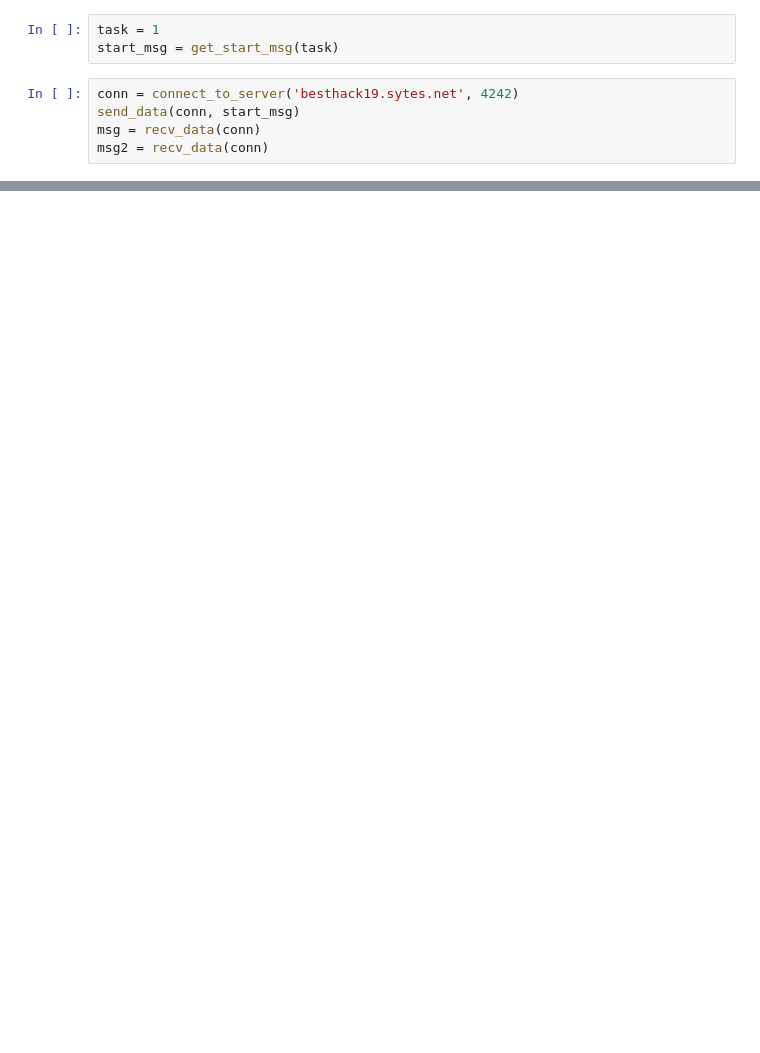
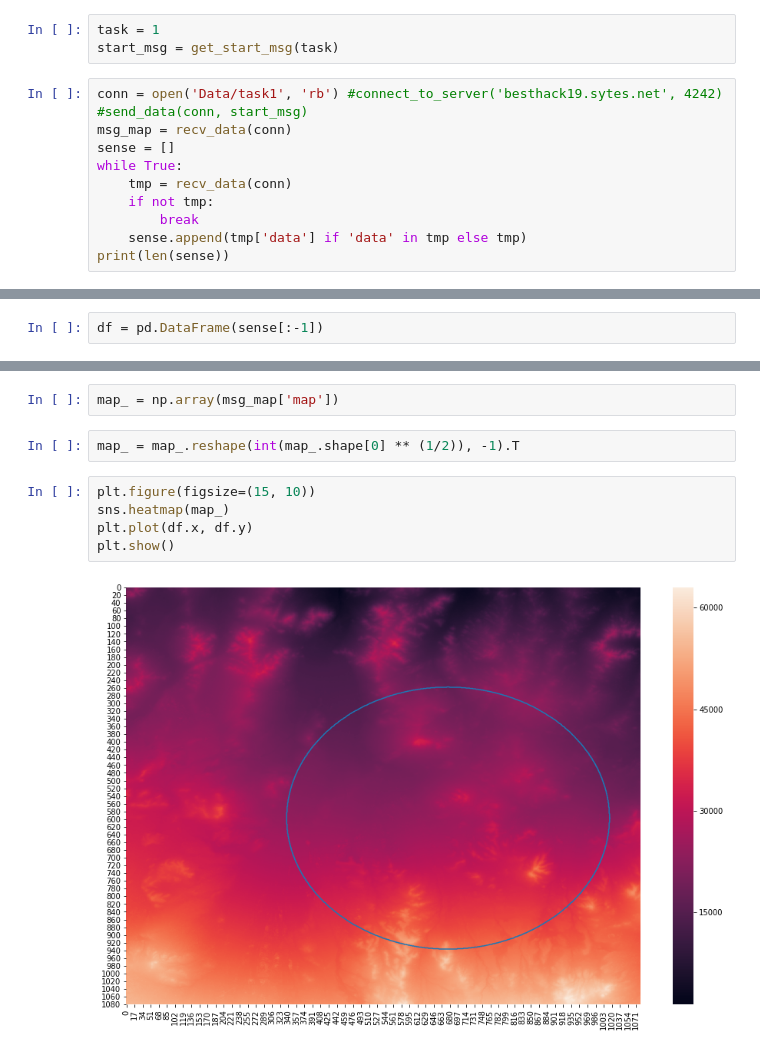
Before and after one commit to vovac12/BEST-2019, a Jupyter notebook: Task-2/[BEST2019]Baseline_and_experiments.ipynb, the cells around one changed output, grey strips where cells are left out. Saved outputs shown, nothing was run; the diff lists cells and outputs as text; blank space fills up the shorter version.

```diff
--- a/Task-2/[BEST2019]Baseline_and_experiments.ipynb
+++ b/Task-2/[BEST2019]Baseline_and_experiments.ipynb
@@ -61,8 +72,14 @@ def get_start_msg(task):
 task = 1
 start_msg = get_start_msg(task)
 # %%
-conn = connect_to_server('besthack19.sytes.net', 4242)
-send_data(conn, start_msg)
-msg = recv_data(conn)
-msg2 = recv_data(conn)
+conn = open('Data/task1', 'rb') #connect_to_server('besthack19.sytes.net', 4242)
+#send_data(conn, start_msg)
+msg_map = recv_data(conn)
+sense = []
+while True:
+    tmp = recv_data(conn)
+    if not tmp:
+        break
+    sense.append(tmp['data'] if 'data' in tmp else tmp)
+print(len(sense))
 # %% [output]
@@ -141,0 +87,2 @@ list.extend?
+# %%
+df = pd.DataFrame(sense[:-1])
@@ -141,0 +110,11 @@ list.extend?
+# %%
+map_ = np.array(msg_map['map'])
+# %%
+map_ = map_.reshape(int(map_.shape[0] ** (1/2)), -1).T
+# %%
+plt.figure(figsize=(15, 10))
+sns.heatmap(map_)
+plt.plot(df.x, df.y)
+plt.show()
+# %% [output]
+[figure, added]
```
Also changed, not shown: parts of 22 cells of this notebook.
